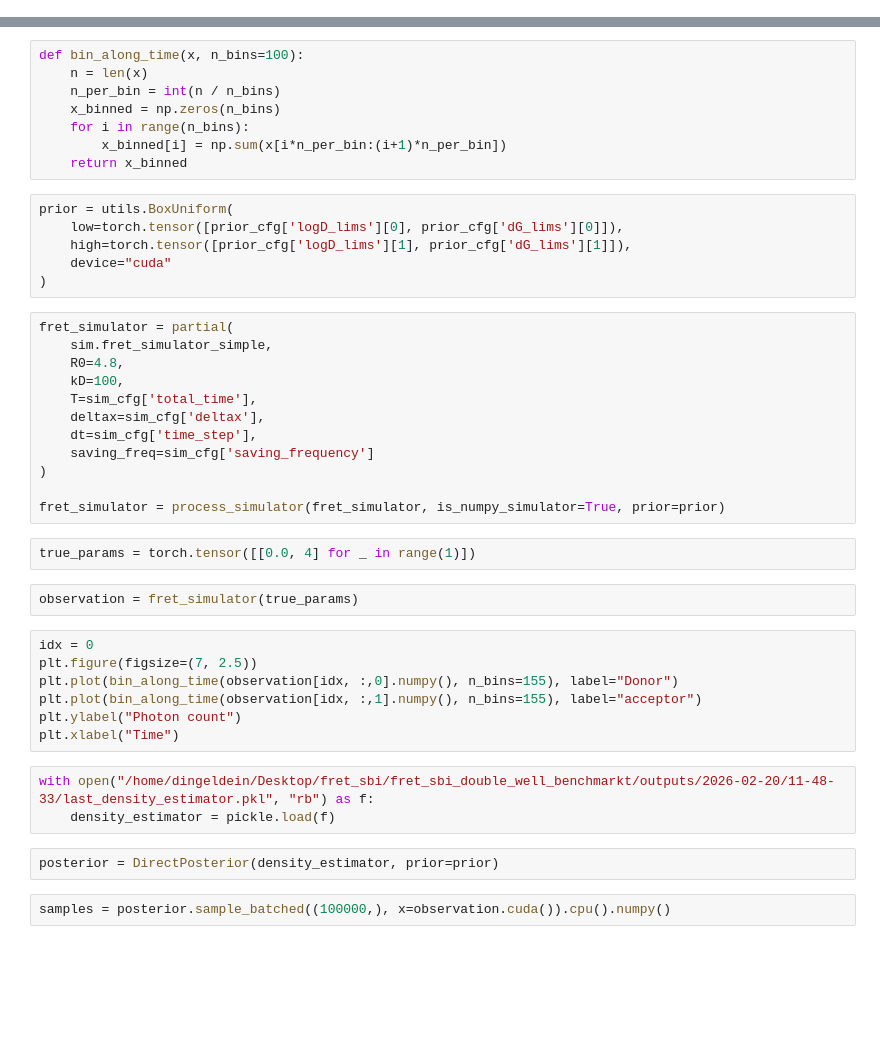
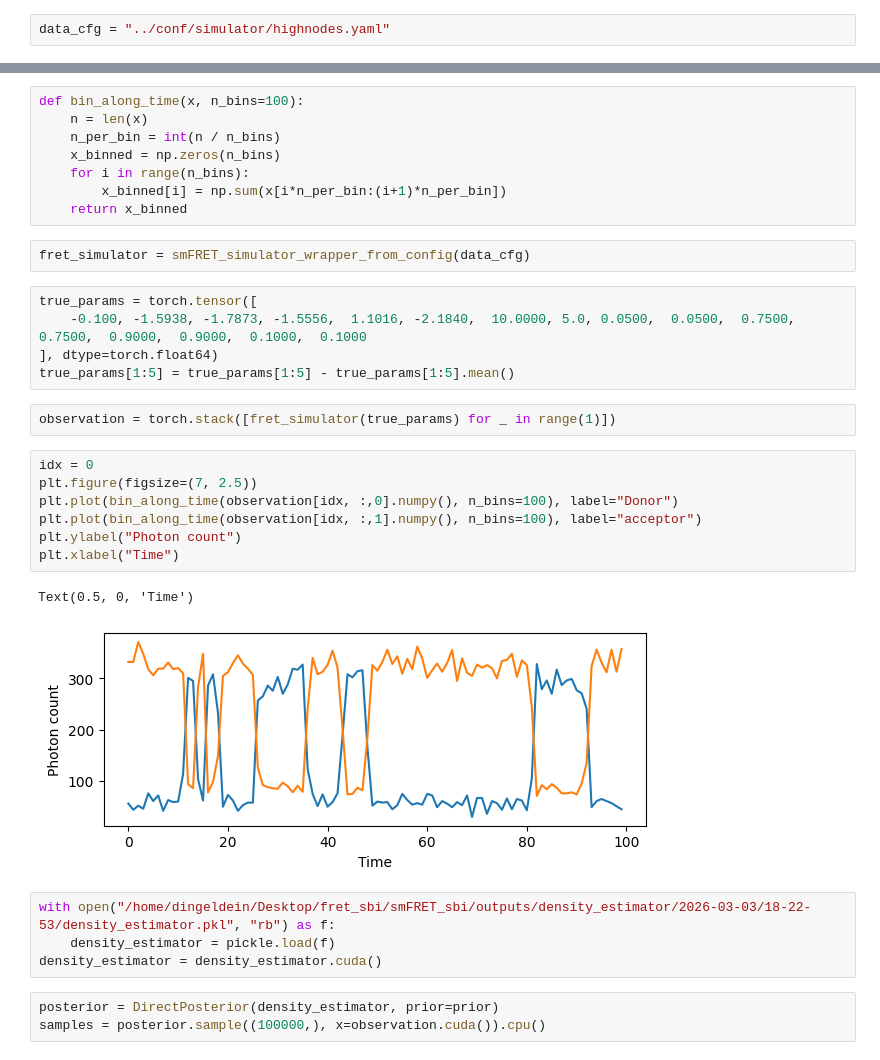
Before and after one commit to covinolab/smFRET_sbi, a Jupyter notebook: analysis/eval_posterior.ipynb, the cells around one changed output, grey strips where cells are left out. Drawn from its saved outputs; the diff is of its cells as text; blank space fills up the shorter version.

```diff
--- a/analysis/eval_posterior.ipynb
+++ b/analysis/eval_posterior.ipynb
@@ -17 +23,3 @@ import simulator as sim
+# %%
+data_cfg = "../conf/simulator/highnodes.yaml"
 # %%
@@ -28,39 +33,29 @@ def bin_along_time(x, n_bins=100):
     for i in range(n_bins):
         x_binned[i] = np.sum(x[i*n_per_bin:(i+1)*n_per_bin])
     return x_binned
-# %%
-prior = utils.BoxUniform(
-    low=torch.tensor([prior_cfg['logD_lims'][0], prior_cfg['dG_lims'][0]]),
-    high=torch.tensor([prior_cfg['logD_lims'][1], prior_cfg['dG_lims'][1]]),
-    device="cuda"
-)
 # %%
-fret_simulator = partial(
-    sim.fret_simulator_simple,
-    R0=4.8,
-    kD=100,
-    T=sim_cfg['total_time'],
-    deltax=sim_cfg['deltax'],
-    dt=sim_cfg['time_step'],
-    saving_freq=sim_cfg['saving_frequency']
-)
-
-fret_simulator = process_simulator(fret_simulator, is_numpy_simulator=True, prior=prior)
+fret_simulator = smFRET_simulator_wrapper_from_config(data_cfg)
-# %%
-true_params = torch.tensor([[0.0, 4] for _ in range(1)])
+# %%
+true_params = torch.tensor([
+    -0.100, -1.5938, -1.7873, -1.5556,  1.1016, -2.1840,  10.0000, 5.0, 0.0500,  0.0500,  0.7500,  0.7500,  0.9000,  0.9000,  0.1000,  0.1000
+], dtype=torch.float64)
+true_params[1:5] = true_params[1:5] - true_params[1:5].mean()
 # %%
-observation = fret_simulator(true_params)
+observation = torch.stack([fret_simulator(true_params) for _ in range(1)])
 # %%
 idx = 0
 plt.figure(figsize=(7, 2.5))
-plt.plot(bin_along_time(observation[idx, :,0].numpy(), n_bins=155), label="Donor")
-plt.plot(bin_along_time(observation[idx, :,1].numpy(), n_bins=155), label="acceptor")
+plt.plot(bin_along_time(observation[idx, :,0].numpy(), n_bins=100), label="Donor")
+plt.plot(bin_along_time(observation[idx, :,1].numpy(), n_bins=100), label="acceptor")
 plt.ylabel("Photon count")
 plt.xlabel("Time")
+# %% [output]
+Text(0.5, 0, 'Time')
+[figure, added]
 # %%
-with open("/home/dingeldein/Desktop/fret_sbi/fret_sbi_double_well_benchmarkt/outputs/2026-02-20/11-48-33/last_density_estimator.pkl", "rb") as f:
+with open("/home/dingeldein/Desktop/fret_sbi/smFRET_sbi/outputs/density_estimator/2026-03-03/18-22-53/density_estimator.pkl", "rb") as f:
     density_estimator = pickle.load(f)
+density_estimator = density_estimator.cuda()
 # %%
 posterior = DirectPosterior(density_estimator, prior=prior)
+samples = posterior.sample((100000,), x=observation.cuda()).cpu()
-# %%
-samples = posterior.sample_batched((100000,), x=observation.cuda()).cpu().numpy()
```
Also changed, not shown: parts of 11 cells of this notebook, 13 other files.
